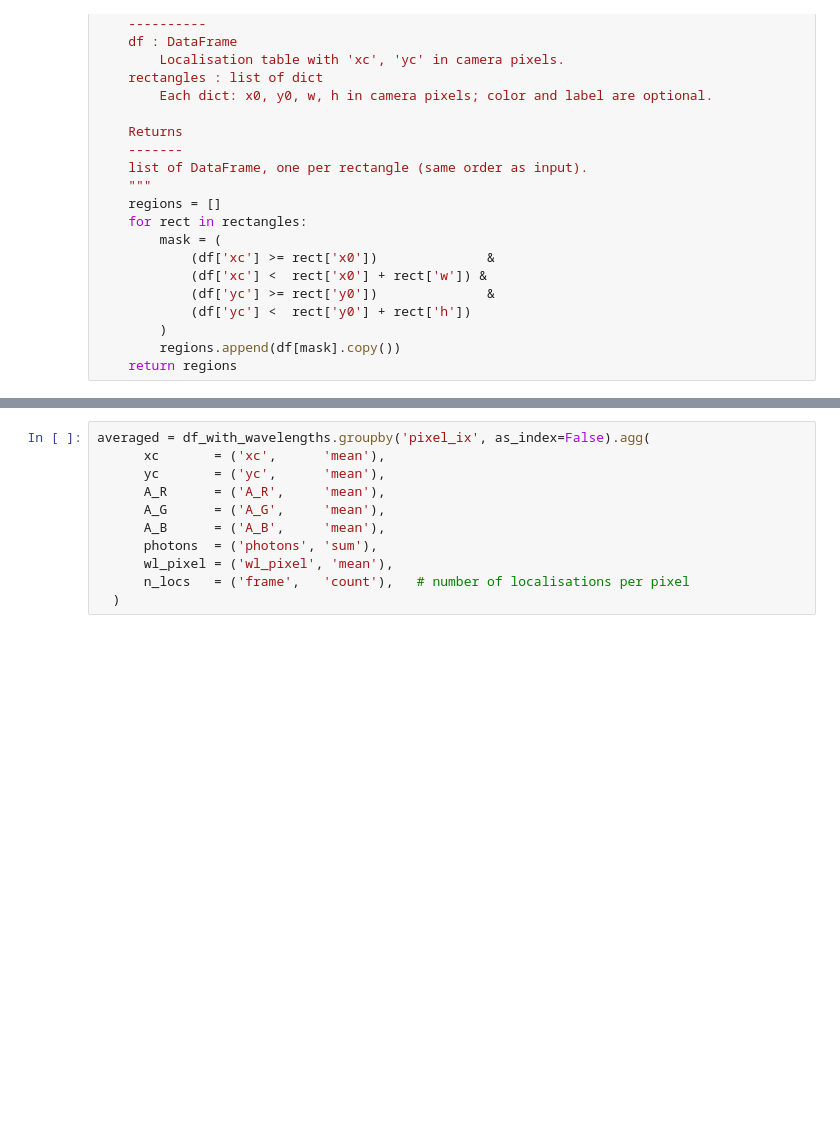
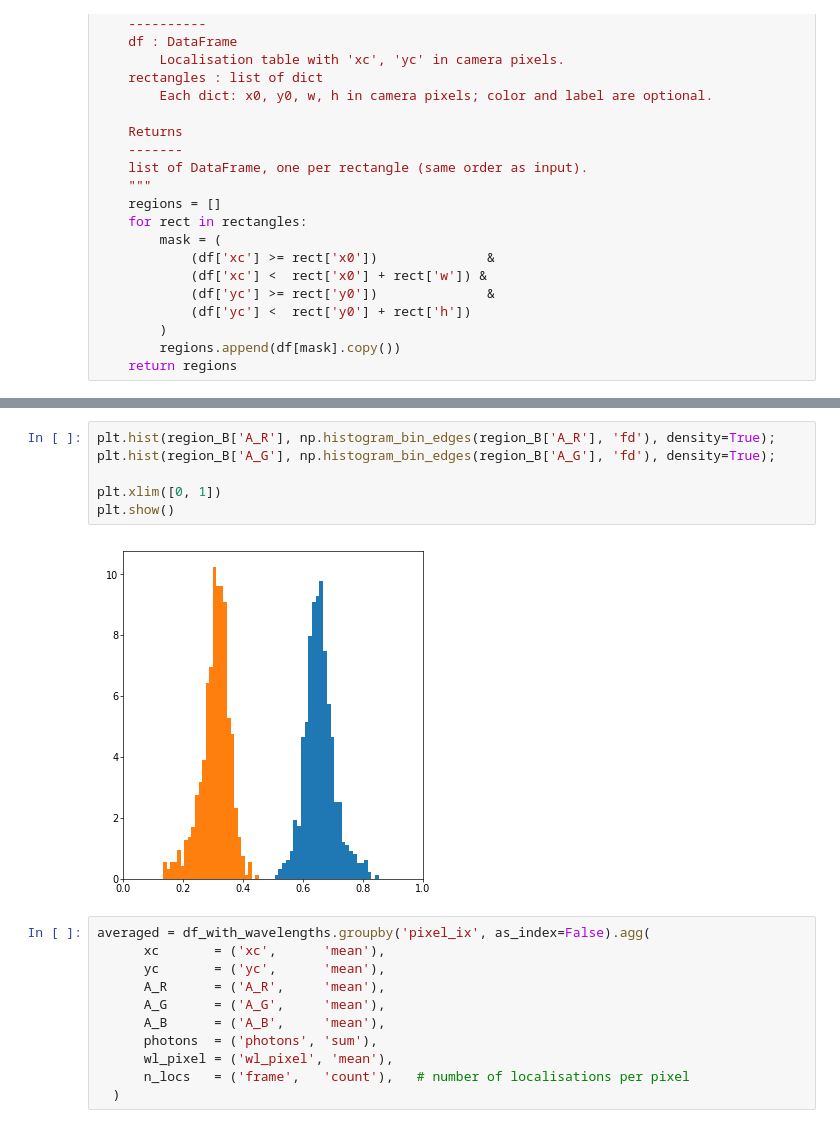
Before and after one commit to JBeckwith/pyS3M, a Jupyter notebook: notebooks/saureus/SAureus_PostAnalysis.ipynb, the cells around one changed output, grey strips where cells are left out. Cells and saved outputs as stored; diff of their text form; blank space fills up the shorter version.

```diff
--- a/notebooks/saureus/SAureus_PostAnalysis.ipynb
+++ b/notebooks/saureus/SAureus_PostAnalysis.ipynb
@@ -597,3 +610,11 @@ plt.show()
+# %%
+plt.hist(region_B['A_R'], np.histogram_bin_edges(region_B['A_R'], 'fd'), density=True);
+plt.hist(region_B['A_G'], np.histogram_bin_edges(region_B['A_G'], 'fd'), density=True);
+
+plt.xlim([0, 1])
+plt.show()
+# %% [output]
+[figure, added]
 # %%
 averaged = df_with_wavelengths.groupby('pixel_ix', as_index=False).agg(
       xc       = ('xc',      'mean'),
```
Also changed, not shown: parts of 4 cells of this notebook, 1 other file.
